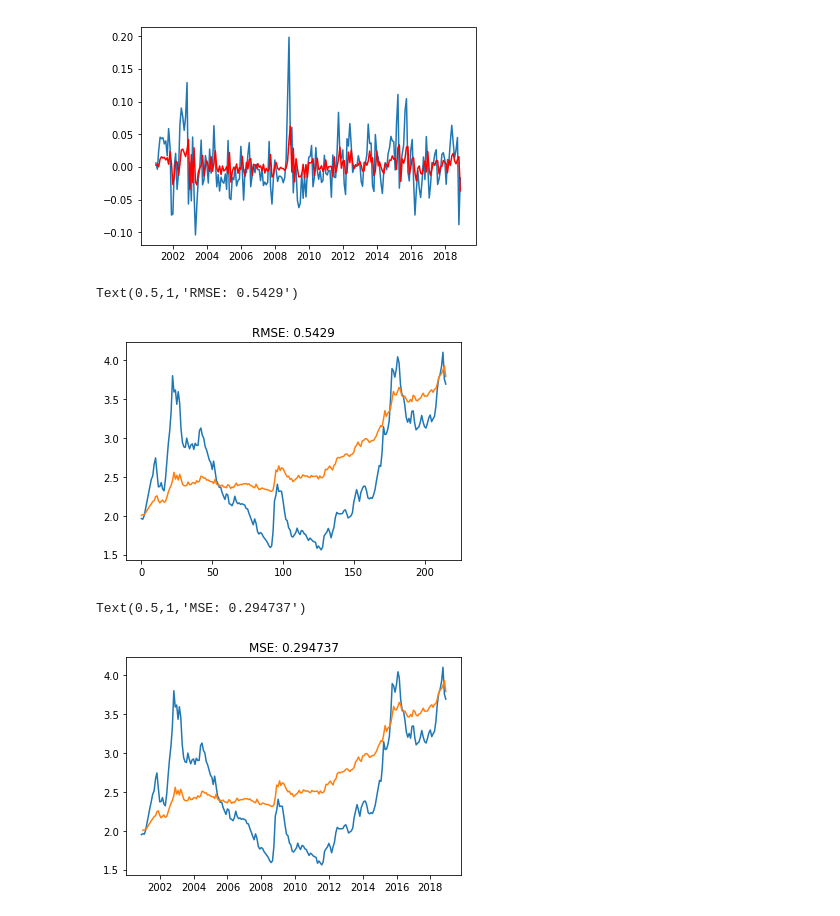
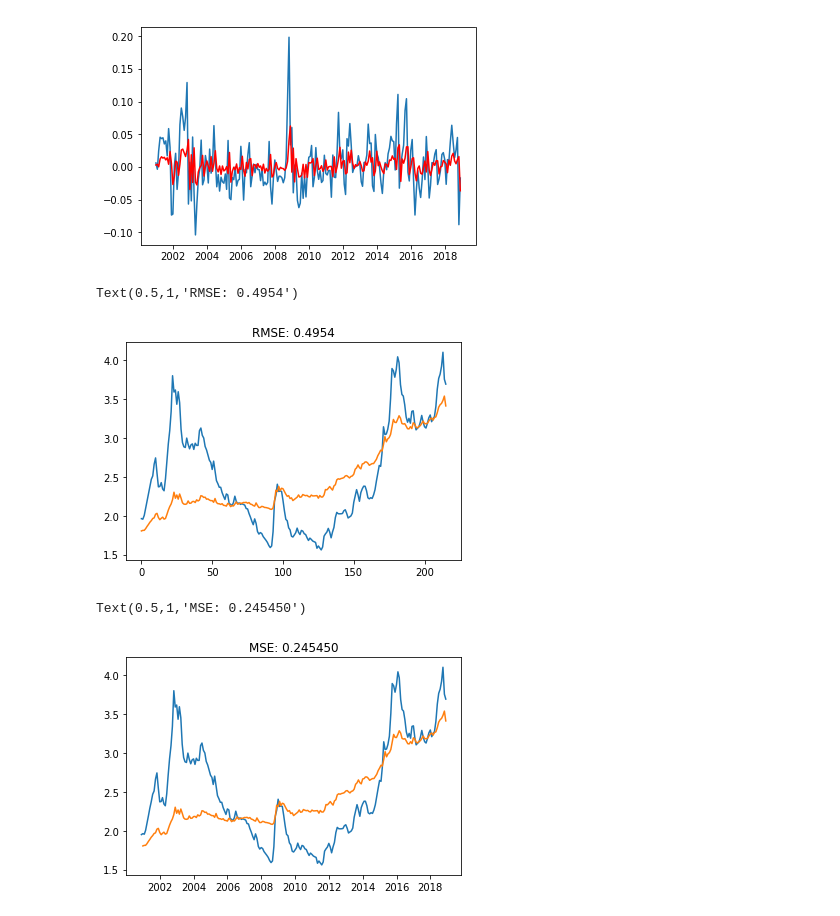
Before and after one commit to jorgealmeidajr/tcc-senai-timeseries, a Jupyter notebook: src/timeseries01-arima.ipynb, the cells around one changed output. Saved outputs shown, nothing was run; the diff lists cells and outputs as text; code cells hidden in the pictures.

```diff
--- a/src/timeseries01-arima.ipynb
+++ b/src/timeseries01-arima.ipynb
@@ -92,31 +101,31 @@ plt.plot(results_ARIMA.fittedvalues, color='red')
 # %%
 predictions_ARIMA_diff = pd.Series(results_ARIMA.fittedvalues, copy=True)
 #print(predictions_ARIMA_diff.head())
 
 predictions_ARIMA_diff_cumsum = predictions_ARIMA_diff.cumsum()
 #print(predictions_ARIMA_diff_cumsum.head())
 
 predictions_ARIMA_log = pd.Series(log_df_monthly.iloc[0], index=log_df_monthly.index)
 predictions_ARIMA_log = predictions_ARIMA_log.add(predictions_ARIMA_diff_cumsum, fill_value=0)
 #print(predictions_ARIMA_log.head())
 
 predictions_ARIMA = np.exp(predictions_ARIMA_log)
 #arima.print_dataframe_info(predictions_ARIMA)
-predictions_ARIMA = predictions_ARIMA.apply(lambda x: x*2) # gambiarra ...
+predictions_ARIMA = predictions_ARIMA.apply(lambda x: x*1.8) # gambiarra ...
 
 rates = []
 for row_index, row in df_monthly.iterrows():
     rates.append(row[0])
 
 t = pd.Series(data=rates, index=df_monthly.index, copy=True)
 #arima.print_dataframe_info(t)
 
 plt.plot(t[1:].values)
 plt.plot(predictions_ARIMA[1:].values)
 plt.title('RMSE: %.4f'% np.sqrt(sum((predictions_ARIMA[1:] - t[1:])**2)/len(t[1:])))
 # %% [output]
-Text(0.5,1,'RMSE: 0.5429')
+Text(0.5,1,'RMSE: 0.4954')
-[figure, old version]
+[figure, new version]
 # %%
 from sklearn.metrics import mean_squared_error
 
@@ -125,5 +134,5 @@ plt.plot(t.index.to_pydatetime(), predictions_ARIMA.values)
 #plt.title('RMSE: %.4f'% np.sqrt(sum((predictions_ARIMA[1:] - t[1:])**2)/len(t[1:])))
 plt.title('MSE: %.6f'% mean_squared_error(t[1:].values, predictions_ARIMA[1:].values))
 # %% [output]
-Text(0.5,1,'MSE: 0.294737')
+Text(0.5,1,'MSE: 0.245450')
-[figure, old version]
+[figure, new version]
```
Also changed, not shown: parts of 2 cells of this notebook, 5 other files.
